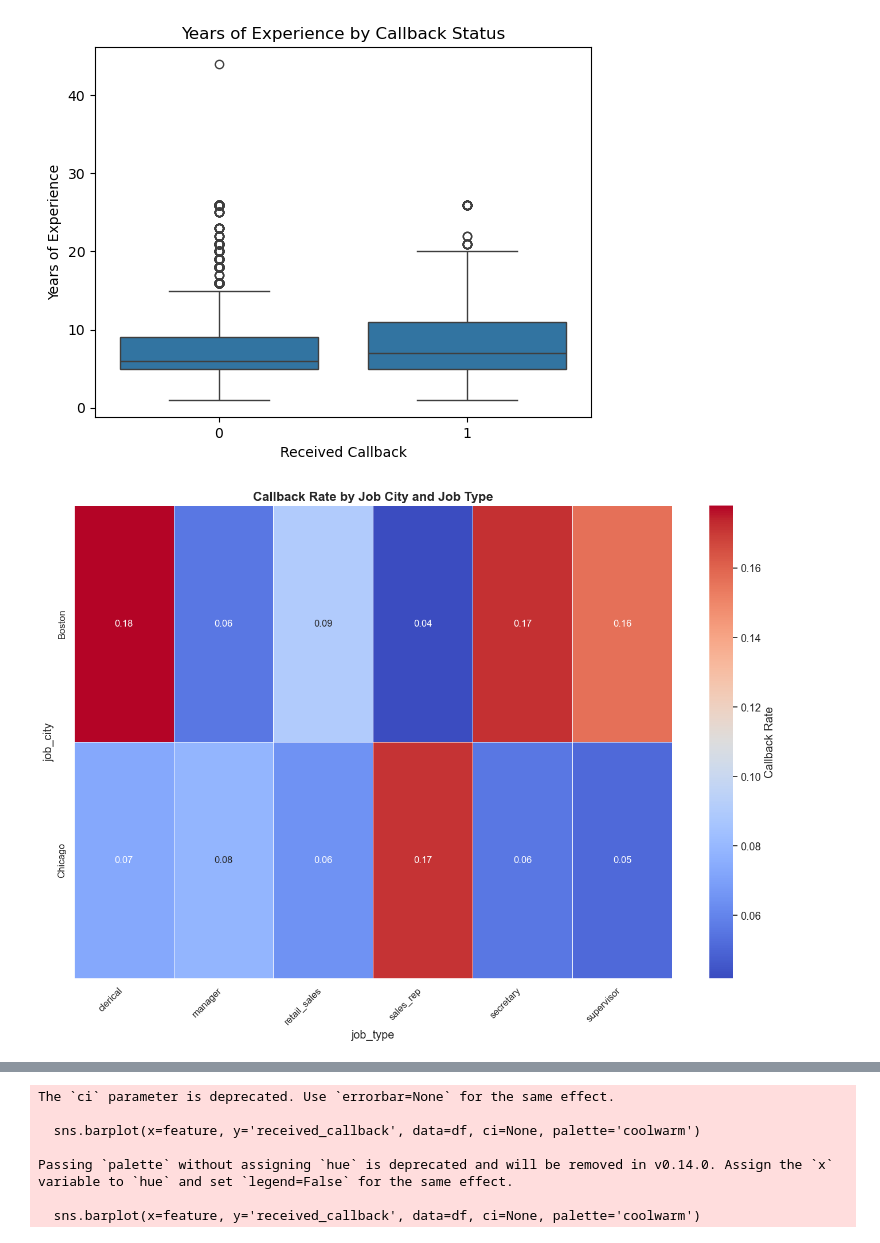
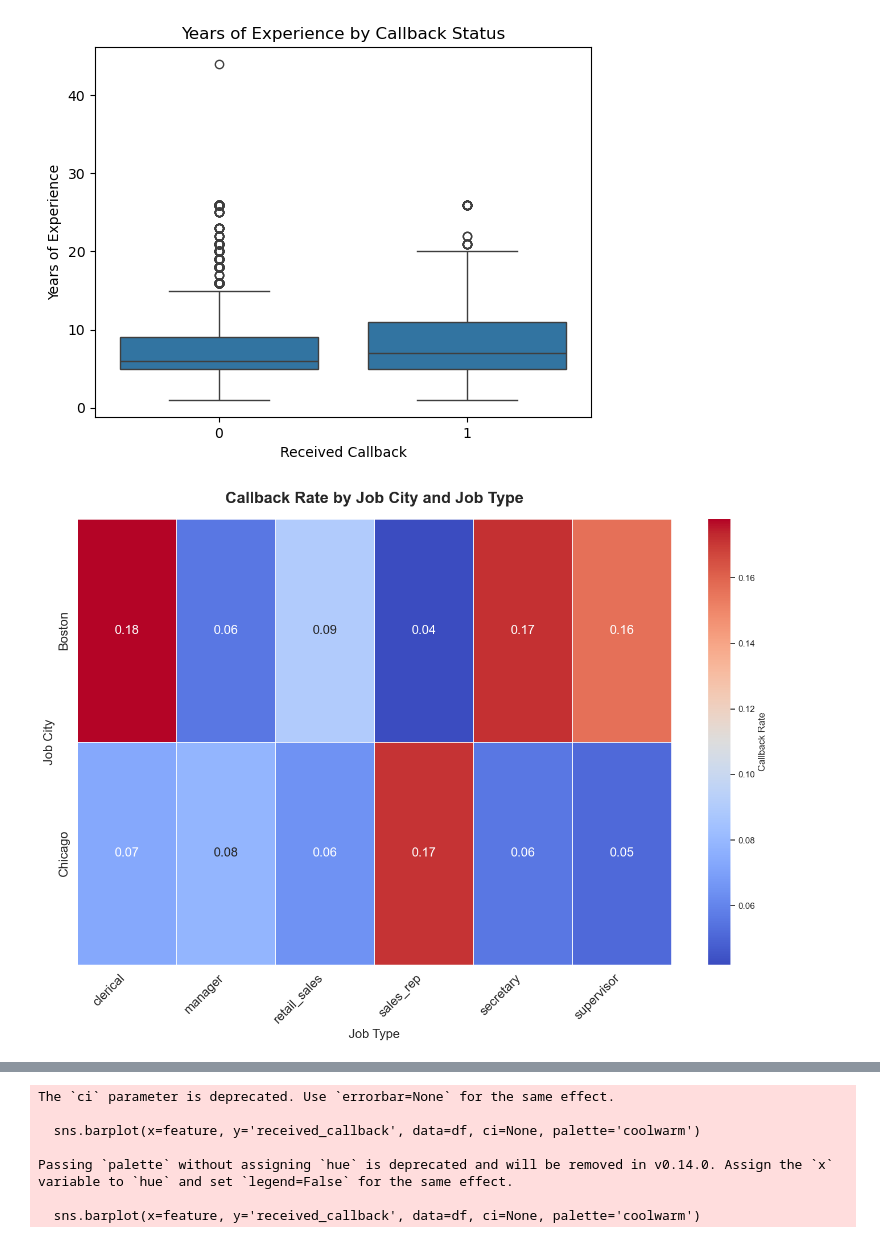
Before and after one commit to anyfruit/Key-Resume-Attributes-Impacting-Job-Callbacks, a Jupyter notebook: DATA1030Project.ipynb, the cells around one changed output, grey strips where cells are left out. Drawn from its saved outputs; the diff is of its cells as text; code cells hidden in the pictures.

```diff
--- a/DATA1030Project.ipynb
+++ b/DATA1030Project.ipynb
@@ -160,17 +160,18 @@ plt.show()
 # %% [output]
 [figure]
 # %%
-# Pivot table for callback rates by job_city and job_type (use your actual df dataset)
 heatmap_data = df.pivot_table(index='job_city', columns='job_type', values='received_callback', aggfunc='mean')
 
 # Plotting the heatmap with an improved design
 plt.figure(figsize=(14, 10))
-sns.heatmap(heatmap_data, cmap='coolwarm', annot=True, fmt=".2f", linewidths=0.5, cbar_kws={'label': 'Callback Rate'}, annot_kws={"size": 12})
-plt.title('Callback Rate by Job City and Job Type', fontsize=16, fontweight='bold')
-plt.xticks(rotation=45, ha='right', fontsize=12)
-plt.yticks(fontsize=12)
+sns.heatmap(heatmap_data, cmap='coolwarm', annot=True, fmt=".2f", linewidths=0.5, cbar_kws={'label': 'Callback Rate'}, annot_kws={"size": 16})
+plt.title('Callback Rate by Job City and Job Type', fontsize=20, fontweight='bold', pad=20)
+plt.xticks(rotation=45, ha='right', fontsize=16)
+plt.yticks(fontsize=16)
+plt.xlabel("Job Type", fontsize=16)
+plt.ylabel("Job City", fontsize=16)
 plt.tight_layout()
 plt.show()
 # %% [output]
-[figure, old version]
+[figure, new version]
 # %%
```
Also changed, not shown: parts of 2 cells of this notebook, 2 other files.
